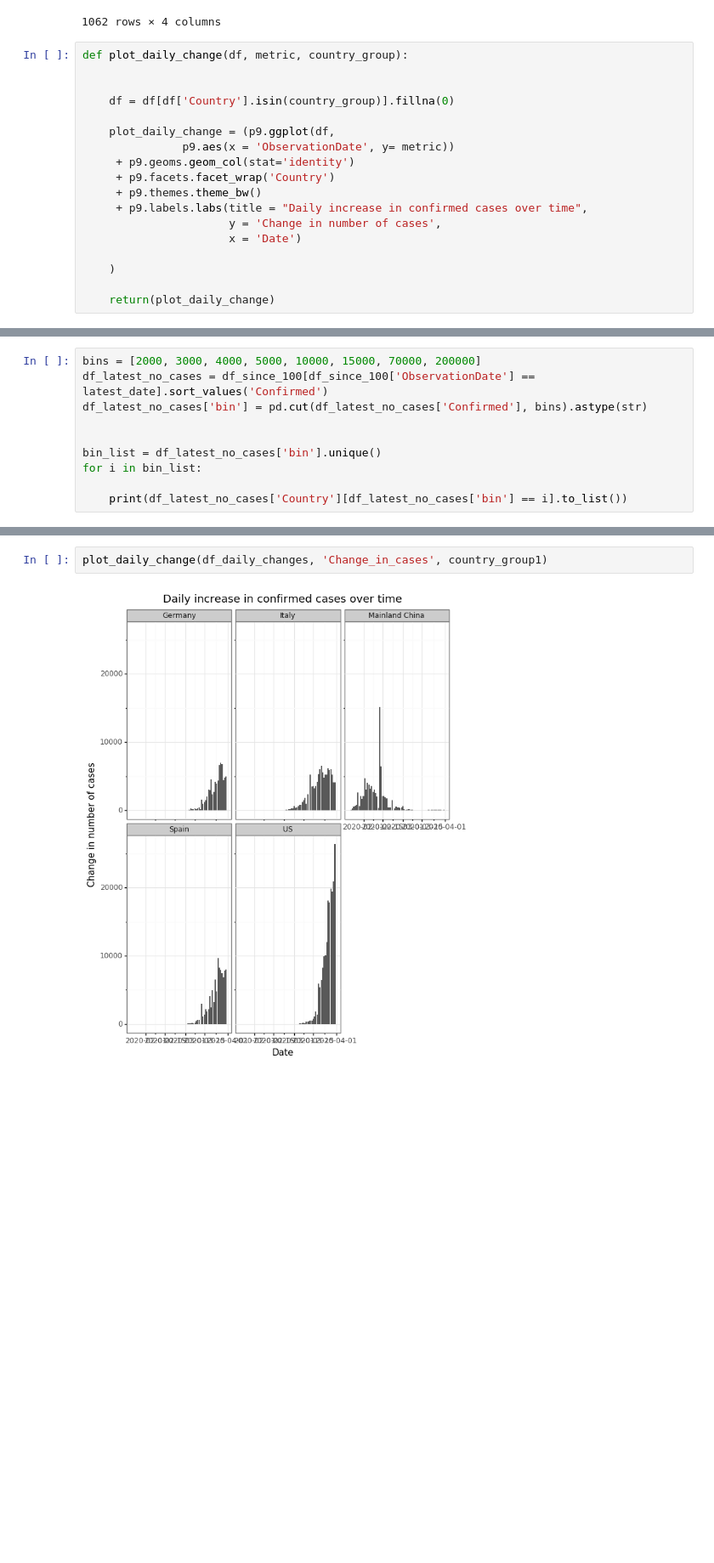
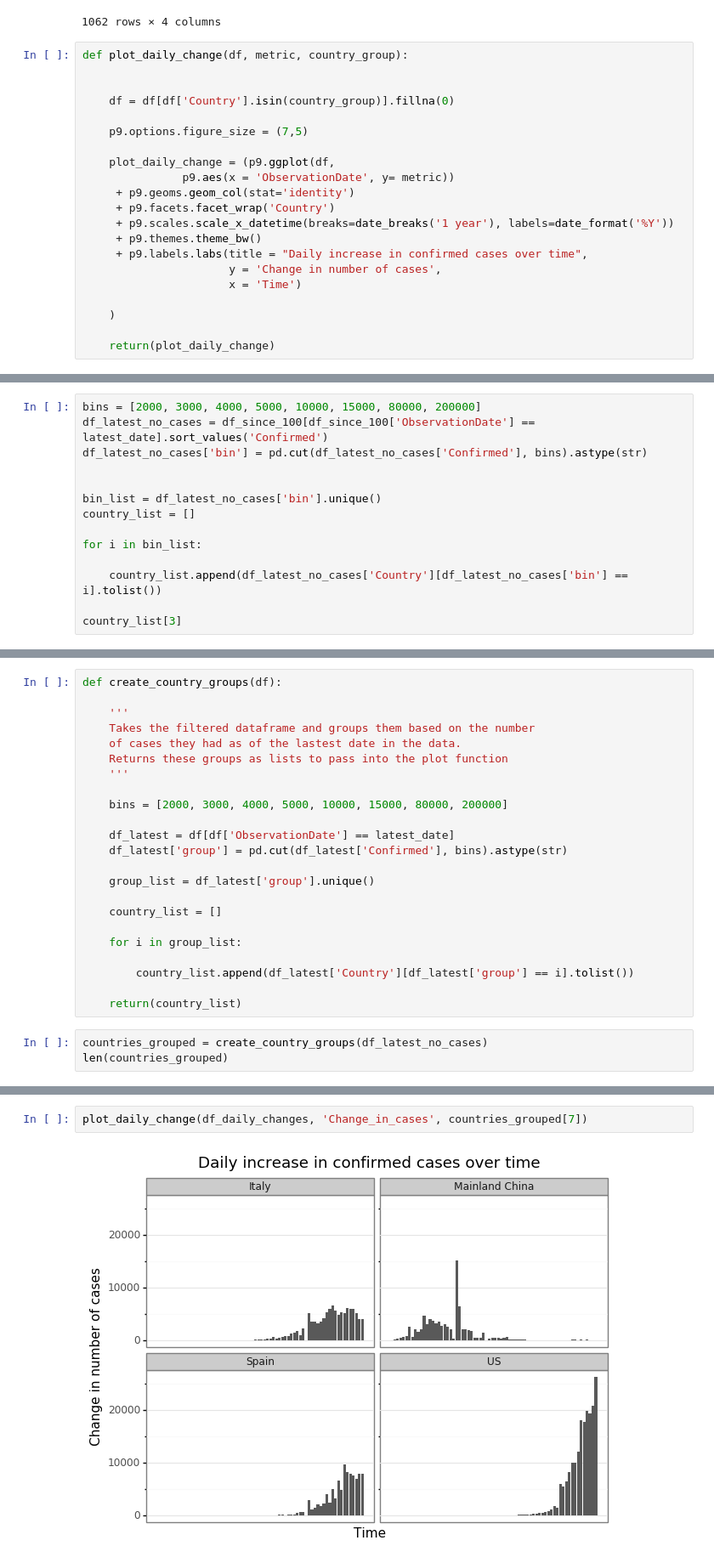
Before and after one commit to mstone2401/covid19_analysis, a Jupyter notebook: COVID-19 Country growth analysis.ipynb, the cells around one changed output, grey strips where cells are left out. Shown at 85% size. Saved outputs shown, nothing was run; the diff lists cells and outputs as text; blank space fills up the shorter version.

Commit message:
Country daily change plotting continued

```diff
--- a/COVID-19 Country growth analysis.ipynb
+++ b/COVID-19 Country growth analysis.ipynb
@@ -534,14 +528,17 @@ def plot_daily_change(df, metric, country_group):
 
     df = df[df['Country'].isin(country_group)].fillna(0)
 
+    p9.options.figure_size = (7,5)
+
     plot_daily_change = (p9.ggplot(df,
                p9.aes(x = 'ObservationDate', y= metric))
      + p9.geoms.geom_col(stat='identity')
      + p9.facets.facet_wrap('Country')
+     + p9.scales.scale_x_datetime(breaks=date_breaks('1 year'), labels=date_format('%Y'))
      + p9.themes.theme_bw()
      + p9.labels.labs(title = "Daily increase in confirmed cases over time",
                       y = 'Change in number of cases',
-                      x = 'Date')
+                      x = 'Time')
 
     )
 
@@ -554,11 +546,15 @@ def plot_daily_change(df, metric, country_group):
 # %%
-bins = [2000, 3000, 4000, 5000, 10000, 15000, 70000, 200000]
+bins = [2000, 3000, 4000, 5000, 10000, 15000, 80000, 200000]
 df_latest_no_cases = df_since_100[df_since_100['ObservationDate'] == latest_date].sort_values('Confirmed')
 df_latest_no_cases['bin'] = pd.cut(df_latest_no_cases['Confirmed'], bins).astype(str)
 
 
 bin_list = df_latest_no_cases['bin'].unique()
+country_list = []
+
 for i in bin_list:
 
-    print(df_latest_no_cases['Country'][df_latest_no_cases['bin'] == i].to_list())
+    country_list.append(df_latest_no_cases['Country'][df_latest_no_cases['bin'] == i].tolist())
+
+country_list[3]
 # %% [output]
@@ -578,0 +562,26 @@ country_group5 = ['Sweden', 'Australia', 'Norway', 'Denmark', 'Ireland', 'Czech
+# %%
+def create_country_groups(df):
+
+    '''
+    Takes the filtered dataframe and groups them based on the number
+    of cases they had as of the lastest date in the data.
+    Returns these groups as lists to pass into the plot function
+    '''
+
+    bins = [2000, 3000, 4000, 5000, 10000, 15000, 80000, 200000]
+
+    df_latest = df[df['ObservationDate'] == latest_date]
+    df_latest['group'] = pd.cut(df_latest['Confirmed'], bins).astype(str)
+
+    group_list = df_latest['group'].unique()
+
+    country_list = []
+
+    for i in group_list:
+
+        country_list.append(df_latest['Country'][df_latest['group'] == i].tolist())
+
+    return(country_list)
+# %%
+countries_grouped = create_country_groups(df_latest_no_cases)
+len(countries_grouped)
@@ -579,4 +590,4 @@ country_group5 = ['Sweden', 'Australia', 'Norway', 'Denmark', 'Ireland', 'Czech
 # %%
-plot_daily_change(df_daily_changes, 'Change_in_cases', country_group1)
+plot_daily_change(df_daily_changes, 'Change_in_cases', countries_grouped[7])
 # %% [output]
-[figure, old version]
+[figure, new version]
```
Also changed, not shown: parts of 14 cells of this notebook.
